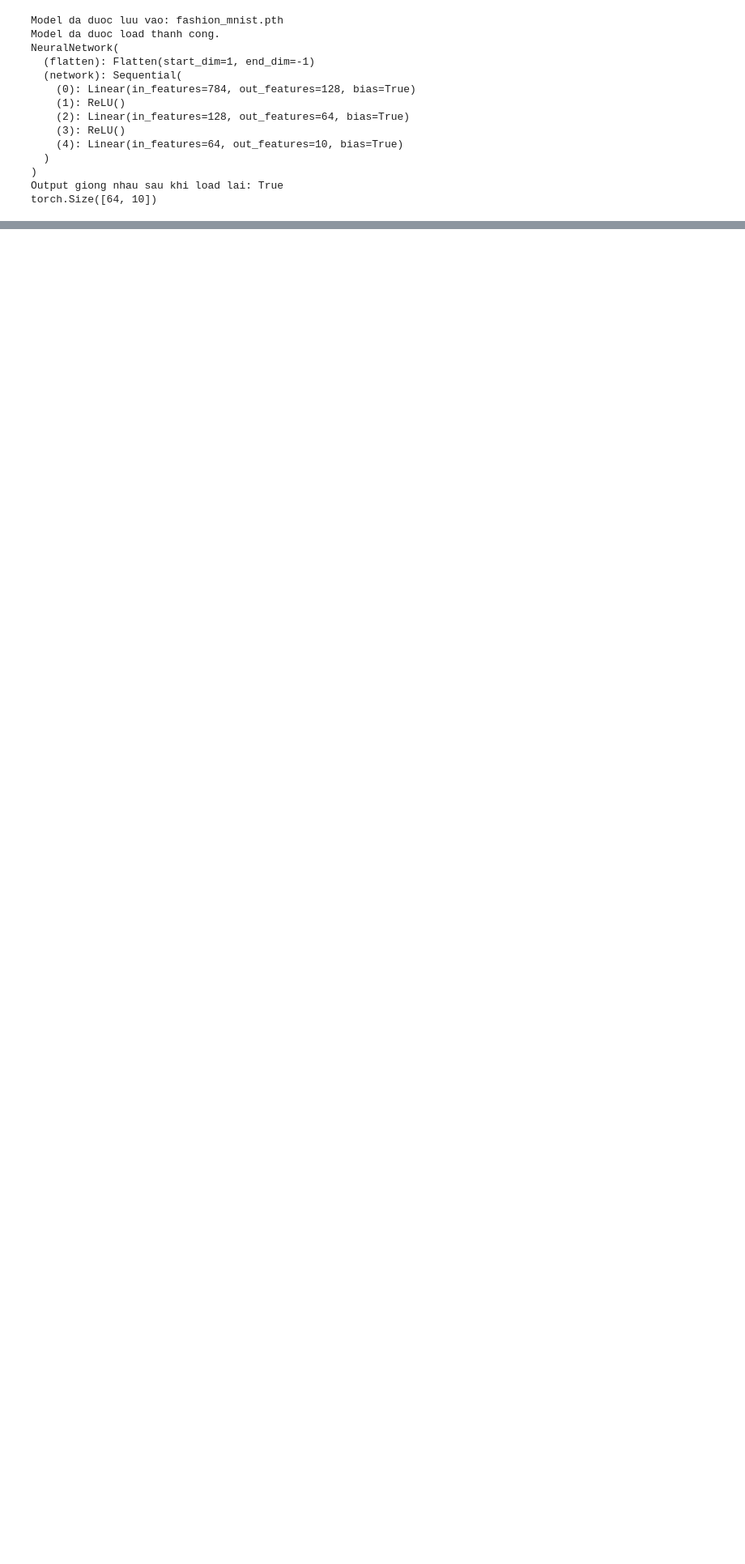
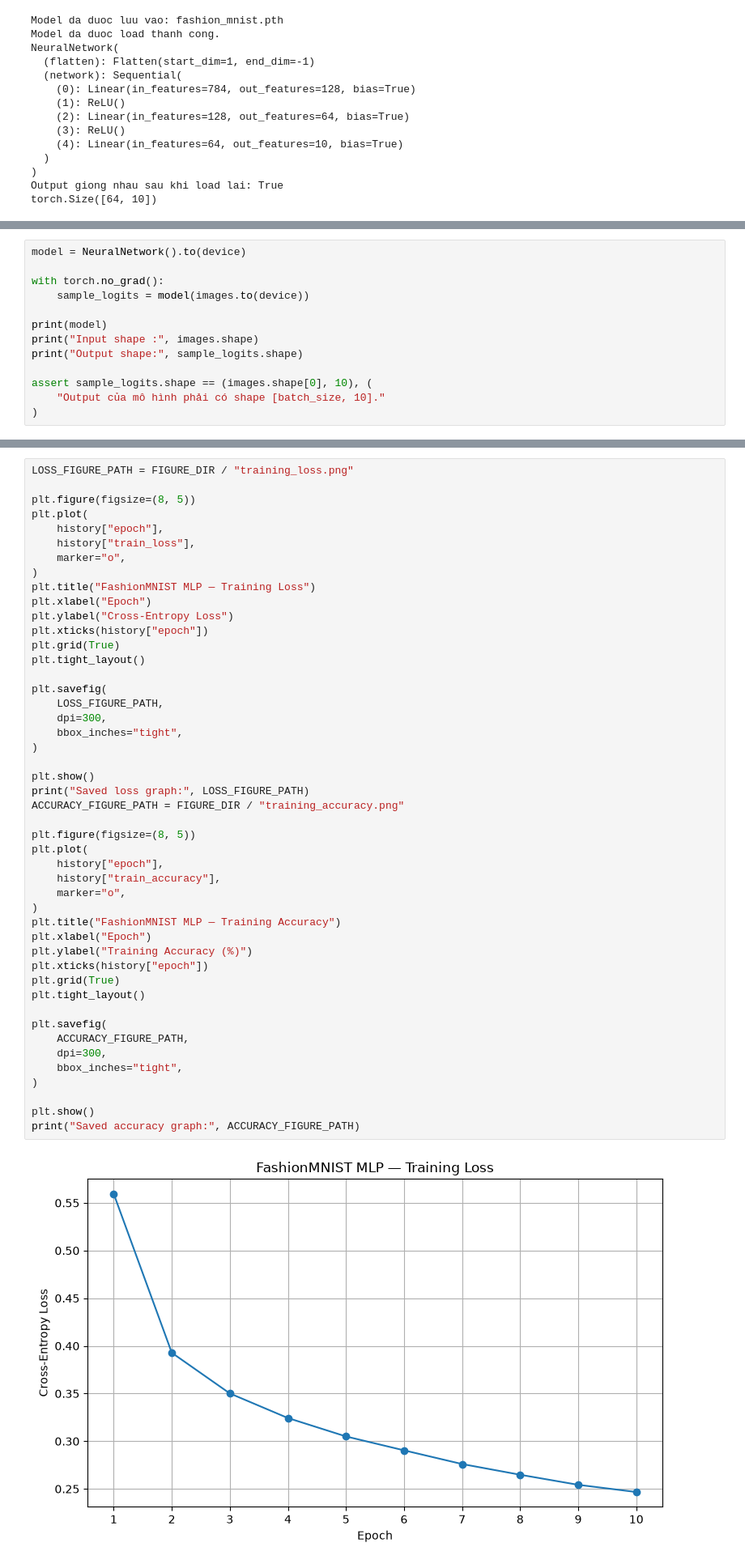
Before and after one commit to tanlen06-debug/UTH-Deep-Learning-nhom2, a Jupyter notebook: Practice_1/notebooks/Final_lab_1.ipynb, the cells around one changed output, grey strips where cells are left out. Shown at 81% size. Saved outputs shown, nothing was run; the diff lists cells and outputs as text; blank space fills up the shorter version.

```diff
--- a/Practice_1/notebooks/Final_lab_1.ipynb
+++ b/Practice_1/notebooks/Final_lab_1.ipynb
@@ -688,0 +817,13 @@ torch.Size([64, 10])
+# %%
+model = NeuralNetwork().to(device)
+
+with torch.no_grad():
+    sample_logits = model(images.to(device))
+
+print(model)
+print("Input shape :", images.shape)
+print("Output shape:", sample_logits.shape)
+
+assert sample_logits.shape == (images.shape[0], 10), (
+    "Output của mô hình phải có shape [batch_size, 10]."
+)
@@ -688,0 +988,49 @@ torch.Size([64, 10])
+# %%
+LOSS_FIGURE_PATH = FIGURE_DIR / "training_loss.png"
+
+plt.figure(figsize=(8, 5))
+plt.plot(
+    history["epoch"],
+    history["train_loss"],
+    marker="o",
+)
+plt.title("FashionMNIST MLP — Training Loss")
+plt.xlabel("Epoch")
+plt.ylabel("Cross-Entropy Loss")
+plt.xticks(history["epoch"])
+plt.grid(True)
+plt.tight_layout()
+
+plt.savefig(
+    LOSS_FIGURE_PATH,
+    dpi=300,
+    bbox_inches="tight",
+)
+
+plt.show()
+print("Saved loss graph:", LOSS_FIGURE_PATH)
+ACCURACY_FIGURE_PATH = FIGURE_DIR / "training_accuracy.png"
+
+plt.figure(figsize=(8, 5))
+plt.plot(
+    history["epoch"],
+    history["train_accuracy"],
+    marker="o",
+)
+plt.title("FashionMNIST MLP — Training Accuracy")
+plt.xlabel("Epoch")
+plt.ylabel("Training Accuracy (%)")
+plt.xticks(history["epoch"])
+plt.grid(True)
+plt.tight_layout()
+
+plt.savefig(
+    ACCURACY_FIGURE_PATH,
+    dpi=300,
+    bbox_inches="tight",
+)
+
+plt.show()
+print("Saved accuracy graph:", ACCURACY_FIGURE_PATH)
+# %% [output]
+[figure, added]
```
Also changed, not shown: parts of 68 cells of this notebook, 8 other files.
